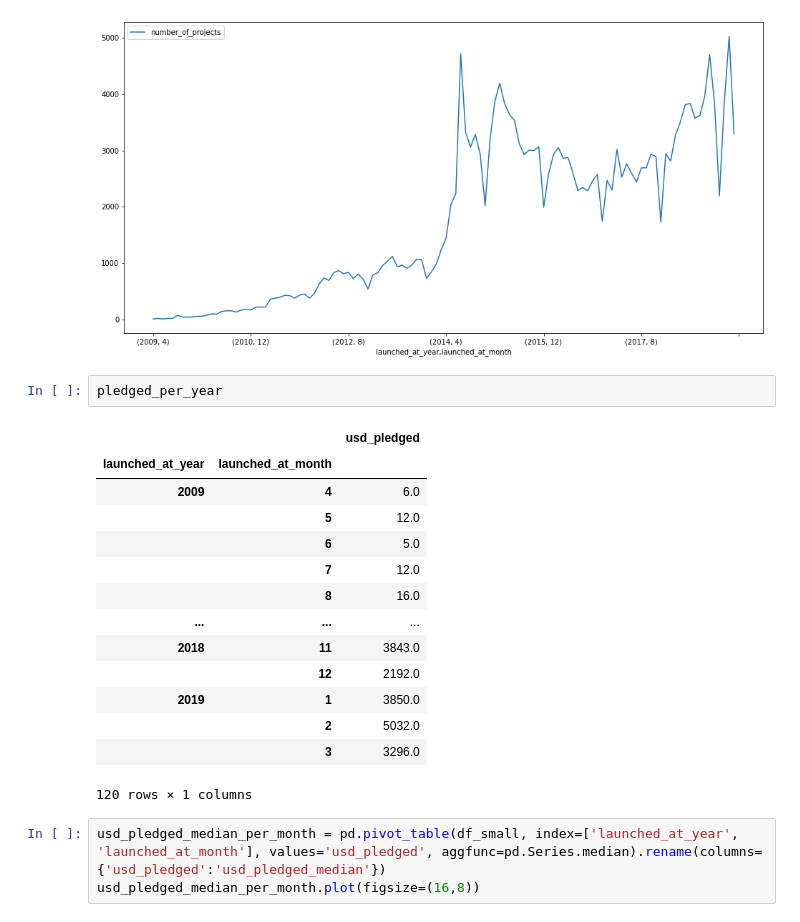
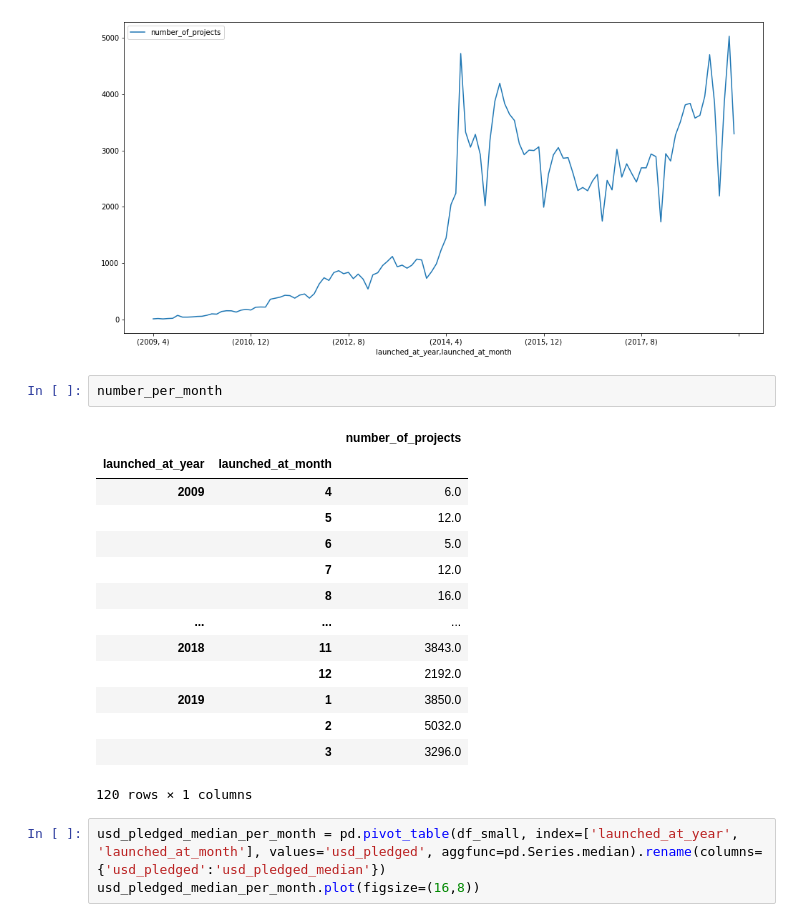
Before and after one commit to dominikmn/ds-kickstarter-project, a Jupyter notebook: 03_data_exploration.ipynb, the cells around one changed output. Cells and saved outputs as stored; diff of their text form.

```diff
--- a/03_data_exploration.ipynb
+++ b/03_data_exploration.ipynb
@@ -141,23 +141,23 @@ number_per_month.plot(figsize=(16,8))
 # %% [output]
 <AxesSubplot:xlabel='launched_at_year,launched_at_month'>
 [figure]
-# %%
-pledged_per_year
-# %% [output]
-|  |  | usd_pledged |
-| launched_at_year | launched_at_month |  |
-| 2009 | 4 | 6.0 |
-|  | 5 | 12.0 |
-|  | 6 | 5.0 |
-|  | 7 | 12.0 |
-|  | 8 | 16.0 |
-| ... | ... | ... |
-| 2018 | 11 | 3843.0 |
-|  | 12 | 2192.0 |
-| 2019 | 1 | 3850.0 |
-|  | 2 | 5032.0 |
-|  | 3 | 3296.0 |
-120 rows × 1 columns
+# %%
+number_per_month
+# %% [output]
+|  |  | number_of_projects |
+| launched_at_year | launched_at_month |  |
+| 2009 | 4 | 6.0 |
+|  | 5 | 12.0 |
+|  | 6 | 5.0 |
+|  | 7 | 12.0 |
+|  | 8 | 16.0 |
+| ... | ... | ... |
+| 2018 | 11 | 3843.0 |
+|  | 12 | 2192.0 |
+| 2019 | 1 | 3850.0 |
+|  | 2 | 5032.0 |
+|  | 3 | 3296.0 |
+120 rows × 1 columns
 # %%
 usd_pledged_median_per_month = pd.pivot_table(df_small, index=['launched_at_year', 'launched_at_month'], values='usd_pledged', aggfunc=pd.Series.median).rename(columns={'usd_pledged':'usd_pledged_median'})
 usd_pledged_median_per_month.plot(figsize=(16,8))
```
Also changed, not shown: parts of 10 cells of this notebook.
